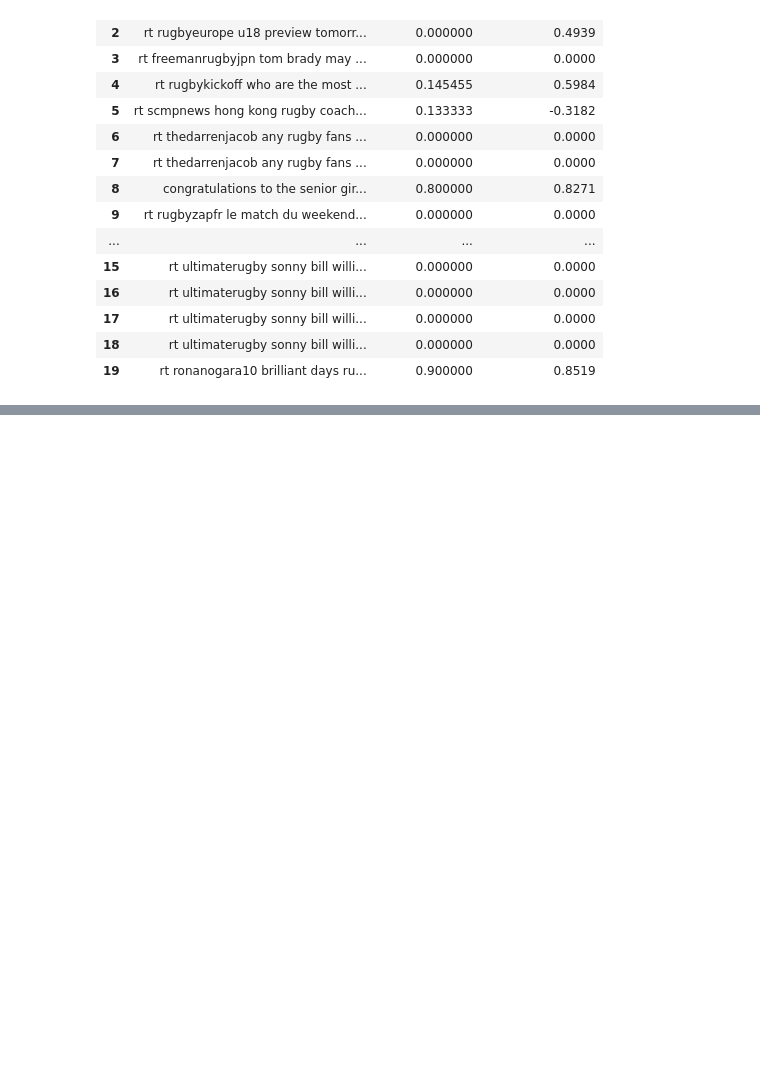
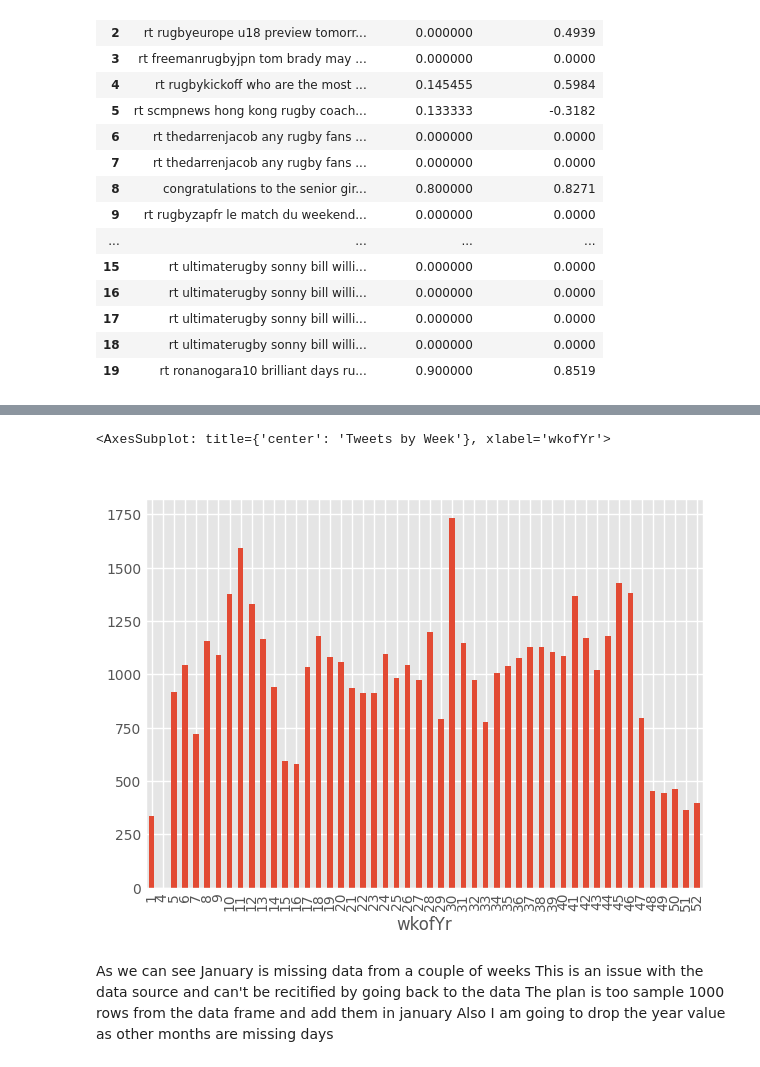
Before and after one commit to sba22230/CA_4_SocialMediaStreaming, a Jupyter notebook: mongo connection working.ipynb, the cells around one changed output, grey strips where cells are left out. Cells and saved outputs as stored; diff of their text form; code cells hidden in the pictures; blank space fills up the shorter version.

```diff
--- a/mongo connection working.ipynb
+++ b/mongo connection working.ipynb
@@ -900,0 +933,10 @@ pdfText.to_csv("Data/TweetwithSentiment.csv", encoding='utf-8')
+# %%
+tweetInfo.value_counts('wkofYr').sort_index().plot(kind='bar', title='Tweets by Week')
+# %% [output]
+<AxesSubplot: title={'center': 'Tweets by Week'}, xlabel='wkofYr'>
+[figure, added]
+# %% [markdown]
+As we can see January is missing data from a couple of weeks
+This is an issue with the data source and can't be recitified by going back to the data
+The plan is too sample 1000 rows from the data frame and add them in january
+Also I am going to drop the year value as other months are missing days
```
Also changed, not shown: parts of 11 cells of this notebook.
